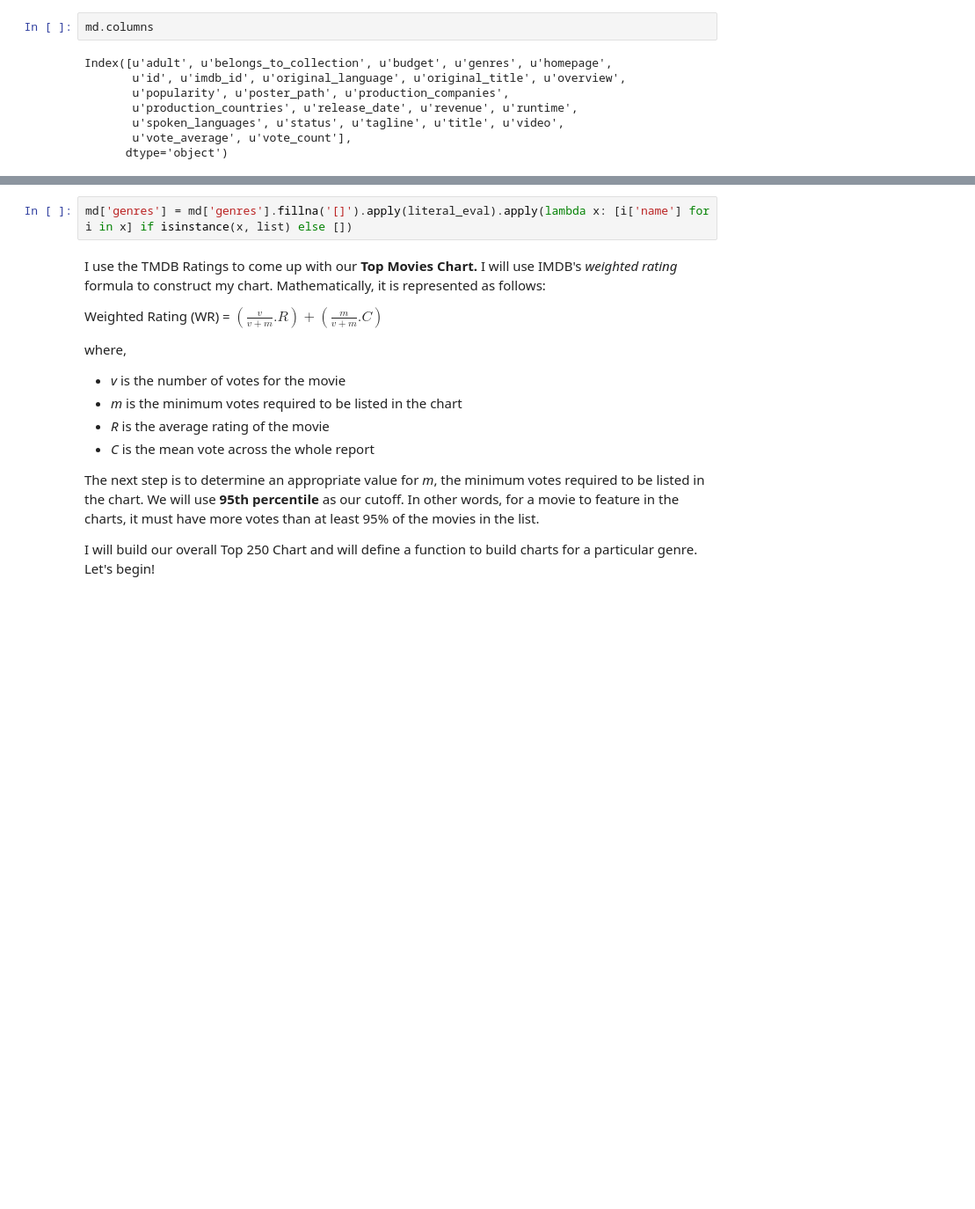
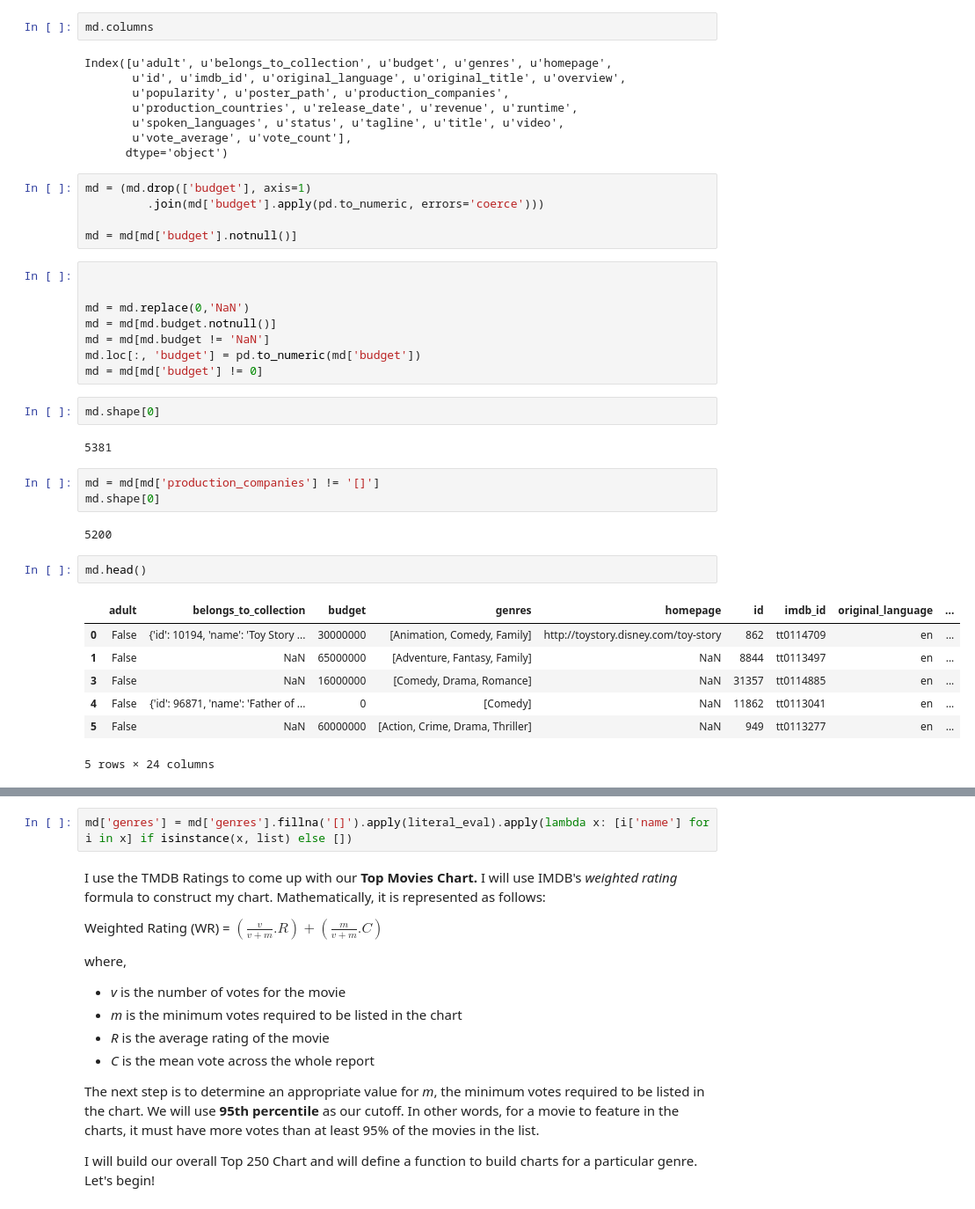
Before and after one commit to aravindsrinivasan/movie-ranking-recommendation-system, a Jupyter notebook: notebooks/ContentBasedRecommender.ipynb, the cells around one changed output, grey strips where cells are left out. Shown: that part at 88% size. Saved outputs shown, nothing was run; the diff lists cells and outputs as text; blank space fills up the shorter version.

```diff
--- a/notebooks/ContentBasedRecommender.ipynb
+++ b/notebooks/ContentBasedRecommender.ipynb
@@ -43,3 +43,35 @@ Index([u'adult', u'belongs_to_collection', u'budget', u'genres', u'homepage',
        u'spoken_languages', u'status', u'tagline', u'title', u'video',
        u'vote_average', u'vote_count'],
       dtype='object')
+# %%
+md = (md.drop(['budget'], axis=1)
+         .join(md['budget'].apply(pd.to_numeric, errors='coerce')))
+
+md = md[md['budget'].notnull()]
+# %%
+
+
+md = md.replace(0,'NaN')
+md = md[md.budget.notnull()]
+md = md[md.budget != 'NaN']
+md.loc[:, 'budget'] = pd.to_numeric(md['budget'])
+md = md[md['budget'] != 0]
+# %%
+md.shape[0]
+# %% [output]
+5381
+# %%
+md = md[md['production_companies'] != '[]']
+md.shape[0]
+# %% [output]
+5200
+# %%
+md.head()
+# %% [output]
+|  | adult | belongs_to_collection | budget | genres | homepage | id | imdb_id | original_language | ... |
+| 0 | False | {'id': 10194, 'name': 'Toy Story ... | 30000000 | [Animation, Comedy, Family] | http://toystory.disney.com/toy-story | 862 | tt0114709 | en | ... |
+| 1 | False | NaN | 65000000 | [Adventure, Fantasy, Family] | NaN | 8844 | tt0113497 | en | ... |
+| 3 | False | NaN | 16000000 | [Comedy, Drama, Romance] | NaN | 31357 | tt0114885 | en | ... |
+| 4 | False | {'id': 96871, 'name': 'Father of ... | 0 | [Comedy] | NaN | 11862 | tt0113041 | en | ... |
+| 5 | False | NaN | 60000000 | [Action, Crime, Drama, Thriller] | NaN | 949 | tt0113277 | en | ... |
+5 rows × 24 columns
```
Also changed, not shown: parts of 4 cells of this notebook, 6 other files.
